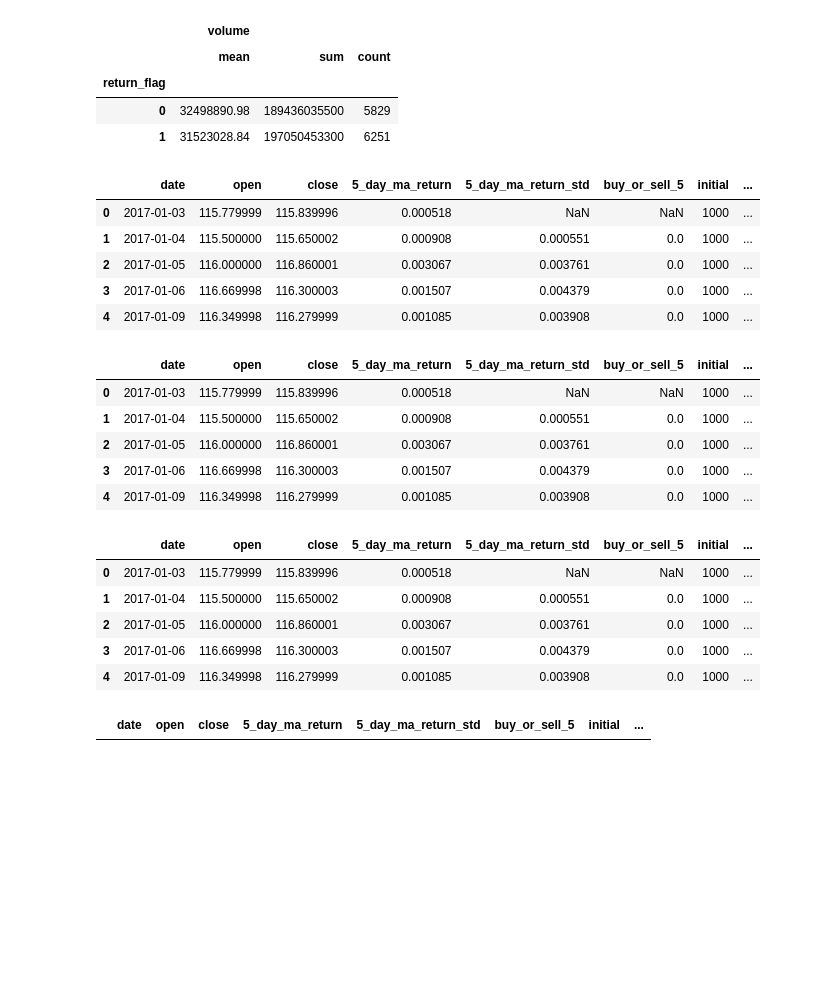
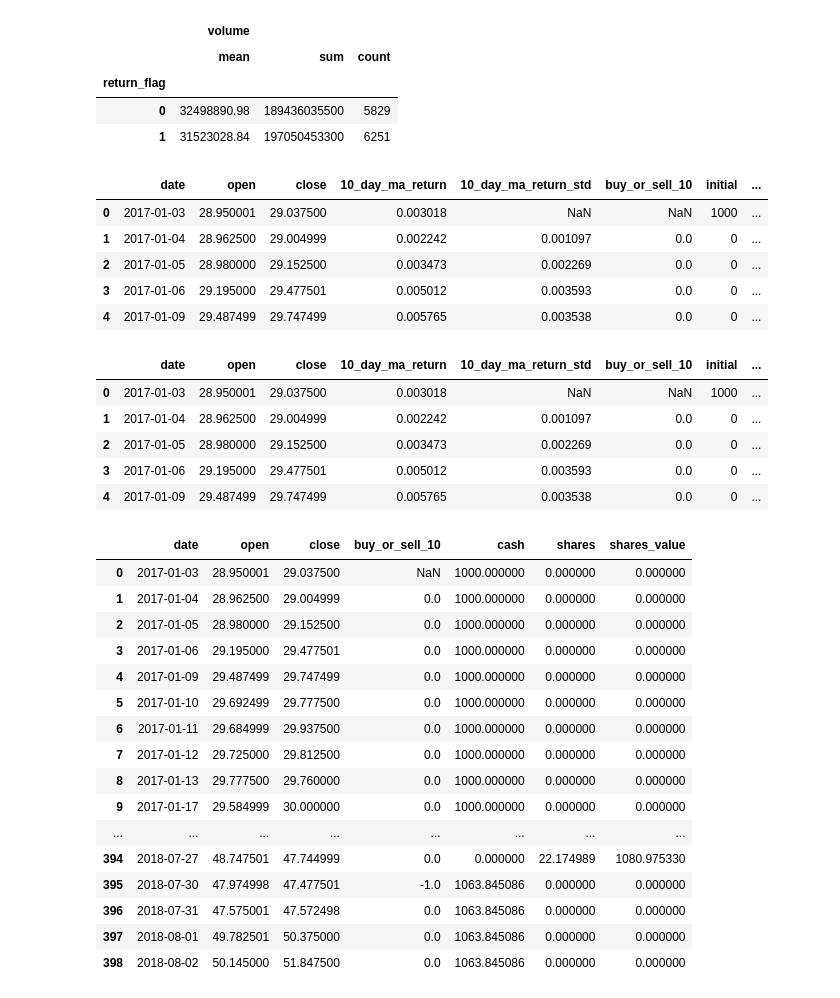
Before and after one commit to justinmyersdata/WQU_Group1165, a Jupyter notebook: data/StocksEDA.ipynb, the cells around one changed output. Cells and saved outputs as stored; diff of their text form; code cells hidden in the pictures; blank space fills up the shorter version.

```diff
--- a/data/StocksEDA.ipynb
+++ b/data/StocksEDA.ipynb
@@ -162,18 +162,18 @@ df.groupby(['return_flag']).agg({"volume": [np.mean, np.sum,'count']}).round(2)
 | 0 | 32498890.98 | 189436035500 | 5829 |
 | 1 | 31523028.84 | 197050453300 | 6251 |
 # %%
-apple_df = df[df['stock']=='J&J']
+apple_df = df[df['stock']=='Apple']
 apple_df = apple_df[['date','open','close'
-                     ,'5_day_ma_return','5_day_ma_return_std'
-                     ,'buy_or_sell_5','initial','daily_price_change']]
+                     ,'10_day_ma_return','10_day_ma_return_std'
+                     ,'buy_or_sell_10','initial','daily_price_change']]
 apple_df.head()
 # %% [output]
-|  | date | open | close | 5_day_ma_return | 5_day_ma_return_std | buy_or_sell_5 | initial | ... |
-| 0 | 2017-01-03 | 115.779999 | 115.839996 | 0.000518 | NaN | NaN | 1000 | ... |
-| 1 | 2017-01-04 | 115.500000 | 115.650002 | 0.000908 | 0.000551 | 0.0 | 1000 | ... |
-| 2 | 2017-01-05 | 116.000000 | 116.860001 | 0.003067 | 0.003761 | 0.0 | 1000 | ... |
-| 3 | 2017-01-06 | 116.669998 | 116.300003 | 0.001507 | 0.004379 | 0.0 | 1000 | ... |
-| 4 | 2017-01-09 | 116.349998 | 116.279999 | 0.001085 | 0.003908 | 0.0 | 1000 | ... |
+|  | date | open | close | 10_day_ma_return | 10_day_ma_return_std | buy_or_sell_10 | initial | ... |
+| 0 | 2017-01-03 | 28.950001 | 29.037500 | 0.003018 | NaN | NaN | 1000 | ... |
+| 1 | 2017-01-04 | 28.962500 | 29.004999 | 0.002242 | 0.001097 | 0.0 | 0 | ... |
+| 2 | 2017-01-05 | 28.980000 | 29.152500 | 0.003473 | 0.002269 | 0.0 | 0 | ... |
+| 3 | 2017-01-06 | 29.195000 | 29.477501 | 0.005012 | 0.003593 | 0.0 | 0 | ... |
+| 4 | 2017-01-09 | 29.487499 | 29.747499 | 0.005765 | 0.003538 | 0.0 | 0 | ... |
 # %%
 apple_df['cash'] = apple_df['initial']
 apple_df['shares'] = 0
@@ -181,38 +181,46 @@ apple_df['shares_value'] = 0
 # %%
 apple_df.head()
 # %% [output]
-|  | date | open | close | 5_day_ma_return | 5_day_ma_return_std | buy_or_sell_5 | initial | ... |
-| 0 | 2017-01-03 | 115.779999 | 115.839996 | 0.000518 | NaN | NaN | 1000 | ... |
-| 1 | 2017-01-04 | 115.500000 | 115.650002 | 0.000908 | 0.000551 | 0.0 | 1000 | ... |
-| 2 | 2017-01-05 | 116.000000 | 116.860001 | 0.003067 | 0.003761 | 0.0 | 1000 | ... |
-| 3 | 2017-01-06 | 116.669998 | 116.300003 | 0.001507 | 0.004379 | 0.0 | 1000 | ... |
-| 4 | 2017-01-09 | 116.349998 | 116.279999 | 0.001085 | 0.003908 | 0.0 | 1000 | ... |
+|  | date | open | close | 10_day_ma_return | 10_day_ma_return_std | buy_or_sell_10 | initial | ... |
+| 0 | 2017-01-03 | 28.950001 | 29.037500 | 0.003018 | NaN | NaN | 1000 | ... |
+| 1 | 2017-01-04 | 28.962500 | 29.004999 | 0.002242 | 0.001097 | 0.0 | 0 | ... |
+| 2 | 2017-01-05 | 28.980000 | 29.152500 | 0.003473 | 0.002269 | 0.0 | 0 | ... |
+| 3 | 2017-01-06 | 29.195000 | 29.477501 | 0.005012 | 0.003593 | 0.0 | 0 | ... |
+| 4 | 2017-01-09 | 29.487499 | 29.747499 | 0.005765 | 0.003538 | 0.0 | 0 | ... |
-# %%
-apple_df.head()
-# %% [output]
-|  | date | open | close | 5_day_ma_return | 5_day_ma_return_std | buy_or_sell_5 | initial | ... |
-| 0 | 2017-01-03 | 115.779999 | 115.839996 | 0.000518 | NaN | NaN | 1000 | ... |
-| 1 | 2017-01-04 | 115.500000 | 115.650002 | 0.000908 | 0.000551 | 0.0 | 1000 | ... |
-| 2 | 2017-01-05 | 116.000000 | 116.860001 | 0.003067 | 0.003761 | 0.0 | 1000 | ... |
-| 3 | 2017-01-06 | 116.669998 | 116.300003 | 0.001507 | 0.004379 | 0.0 | 1000 | ... |
-| 4 | 2017-01-09 | 116.349998 | 116.279999 | 0.001085 | 0.003908 | 0.0 | 1000 | ... |
 # %%
 for i in range(1, len(apple_df)):
-    if apple_df.loc[i,'buy_or_sell_5'] == 1:
-        apple_df.loc[i, 'shares'] += apple_df.loc[i, 'cash']/apple_df.loc[i, 'open']
-        apple_df.loc[i, 'shares_value'] += apple_df.loc[i, 'cash']
+    if apple_df.loc[i,'buy_or_sell_10'] == 1:
+        apple_df.loc[i, 'shares'] = apple_df.loc[i-1, 'cash']/apple_df.loc[i, 'open'] + apple_df.loc[i-1, 'shares']
         apple_df.loc[i, 'cash'] = 0
+        apple_df.loc[i, 'shares_value'] = apple_df.loc[i-1, 'cash'] + apple_df.loc[i-1, 'shares']*apple_df.loc[i, 'open']
 
-    elif apple_df.loc[i,'buy_or_sell_5'] == -1:
-        apple_df.loc[i, 'cash'] += apple_df.loc[i, 'shares']*apple_df.loc[i, 'open']
+    elif apple_df.loc[i,'buy_or_sell_10'] == -1:
+        apple_df.loc[i, 'cash'] = apple_df.loc[i-1, 'shares']*apple_df.loc[i, 'open'] + apple_df.loc[i-1, 'cash']
         apple_df.loc[i, 'shares'] = 0
         apple_df.loc[i, 'shares_value'] = 0
 
-    elif apple_df.loc[i,'buy_or_sell_5'] == 0:
+    elif apple_df.loc[i,'buy_or_sell_10'] == 0:
         apple_df.loc[i, 'cash'] = apple_df.loc[i-1, 'cash']
         apple_df.loc[i, 'shares'] = apple_df.loc[i-1, 'shares']
         apple_df.loc[i, 'shares_value'] = apple_df.loc[i, 'shares']*apple_df.loc[i, 'open']
 # %%
-apple_df[apple_df['buy_or_sell_5']==1]
+pd.set_option('display.max_rows', None)
+apple_df[['date','open','close','buy_or_sell_10','cash','shares','shares_value']]
 # %% [output]
-|  | date | open | close | 5_day_ma_return | 5_day_ma_return_std | buy_or_sell_5 | initial | ... |
+|  | date | open | close | buy_or_sell_10 | cash | shares | shares_value |
+| 0 | 2017-01-03 | 28.950001 | 29.037500 | NaN | 1000.000000 | 0.000000 | 0.000000 |
+| 1 | 2017-01-04 | 28.962500 | 29.004999 | 0.0 | 1000.000000 | 0.000000 | 0.000000 |
+| 2 | 2017-01-05 | 28.980000 | 29.152500 | 0.0 | 1000.000000 | 0.000000 | 0.000000 |
+| 3 | 2017-01-06 | 29.195000 | 29.477501 | 0.0 | 1000.000000 | 0.000000 | 0.000000 |
+| 4 | 2017-01-09 | 29.487499 | 29.747499 | 0.0 | 1000.000000 | 0.000000 | 0.000000 |
+| 5 | 2017-01-10 | 29.692499 | 29.777500 | 0.0 | 1000.000000 | 0.000000 | 0.000000 |
+| 6 | 2017-01-11 | 29.684999 | 29.937500 | 0.0 | 1000.000000 | 0.000000 | 0.000000 |
+| 7 | 2017-01-12 | 29.725000 | 29.812500 | 0.0 | 1000.000000 | 0.000000 | 0.000000 |
+| 8 | 2017-01-13 | 29.777500 | 29.760000 | 0.0 | 1000.000000 | 0.000000 | 0.000000 |
+| 9 | 2017-01-17 | 29.584999 | 30.000000 | 0.0 | 1000.000000 | 0.000000 | 0.000000 |
+| ... | ... | ... | ... | ... | ... | ... | ... |
+| 394 | 2018-07-27 | 48.747501 | 47.744999 | 0.0 | 0.000000 | 22.174989 | 1080.975330 |
+| 395 | 2018-07-30 | 47.974998 | 47.477501 | -1.0 | 1063.845086 | 0.000000 | 0.000000 |
+| 396 | 2018-07-31 | 47.575001 | 47.572498 | 0.0 | 1063.845086 | 0.000000 | 0.000000 |
+| 397 | 2018-08-01 | 49.782501 | 50.375000 | 0.0 | 1063.845086 | 0.000000 | 0.000000 |
+| 398 | 2018-08-02 | 50.145000 | 51.847500 | 0.0 | 1063.845086 | 0.000000 | 0.000000 |
```
Also changed, not shown: parts of 1 cell of this notebook, 1 other file.
